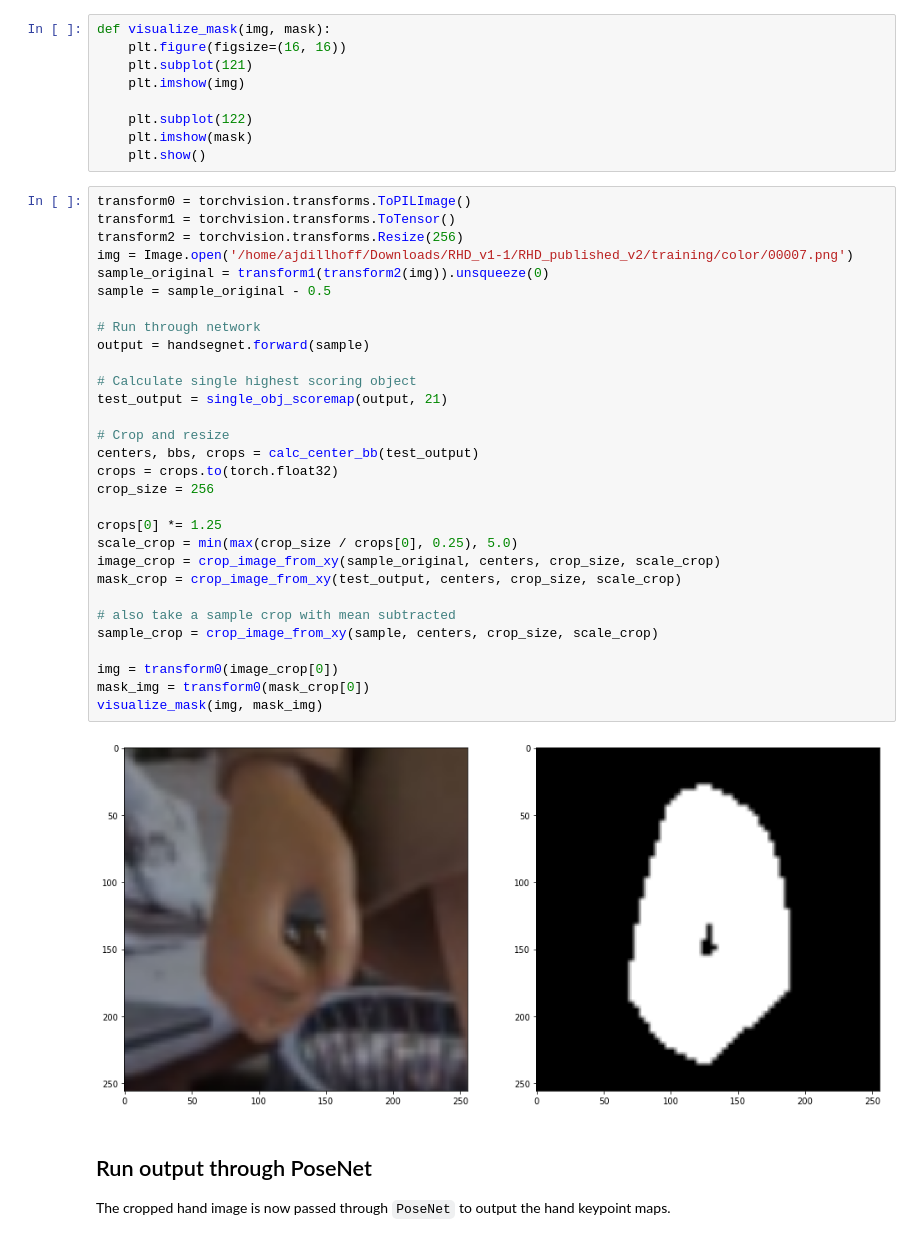
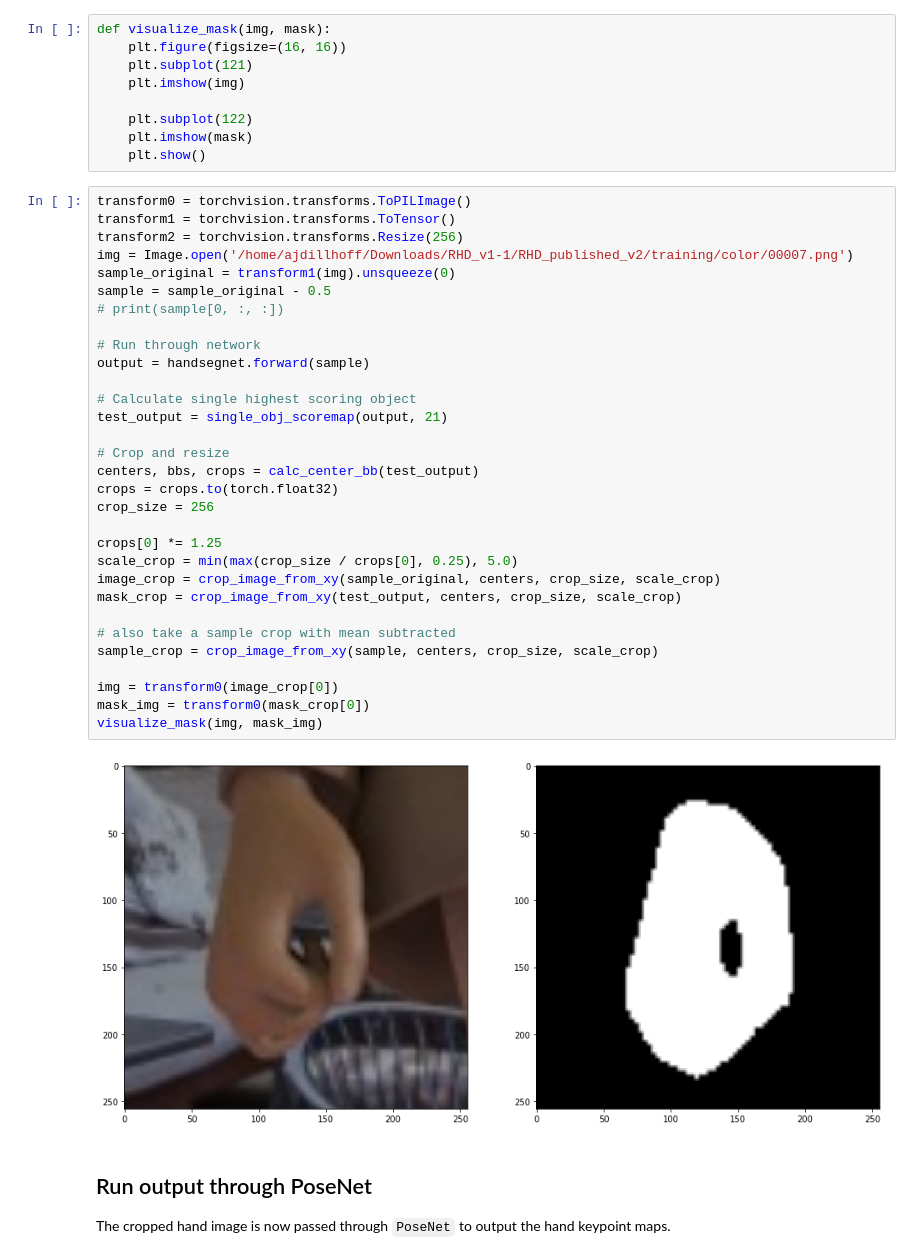
Before and after one commit to ajdillhoff/colorhandpose3d-pytorch, a Jupyter notebook: notebooks/posenet_demo.ipynb, the cells around one changed output. Saved outputs shown, nothing was run; the diff lists cells and outputs as text.

```diff
--- a/notebooks/posenet_demo.ipynb
+++ b/notebooks/posenet_demo.ipynb
@@ -76,35 +76,36 @@ def visualize_mask(img, mask):
 # %%
 transform0 = torchvision.transforms.ToPILImage()
 transform1 = torchvision.transforms.ToTensor()
 transform2 = torchvision.transforms.Resize(256)
 img = Image.open('/home/ajdillhoff/Downloads/RHD_v1-1/RHD_published_v2/training/color/00007.png')
-sample_original = transform1(transform2(img)).unsqueeze(0)
+sample_original = transform1(img).unsqueeze(0)
 sample = sample_original - 0.5
+# print(sample[0, :, :])
 
 # Run through network
 output = handsegnet.forward(sample)
 
 # Calculate single highest scoring object
 test_output = single_obj_scoremap(output, 21)
 
 # Crop and resize
 centers, bbs, crops = calc_center_bb(test_output)
 crops = crops.to(torch.float32)
 crop_size = 256
 
 crops[0] *= 1.25
 scale_crop = min(max(crop_size / crops[0], 0.25), 5.0)
 image_crop = crop_image_from_xy(sample_original, centers, crop_size, scale_crop)
 mask_crop = crop_image_from_xy(test_output, centers, crop_size, scale_crop)
 
 # also take a sample crop with mean subtracted
 sample_crop = crop_image_from_xy(sample, centers, crop_size, scale_crop)
 
 img = transform0(image_crop[0])
 mask_img = transform0(mask_crop[0])
 visualize_mask(img, mask_img)
 # %% [output]
-[figure, old version]
+[figure, new version]
 # %% [markdown]
 ## Run output through PoseNet
 
```
Also changed, not shown: parts of 4 cells of this notebook, 11 other files.
